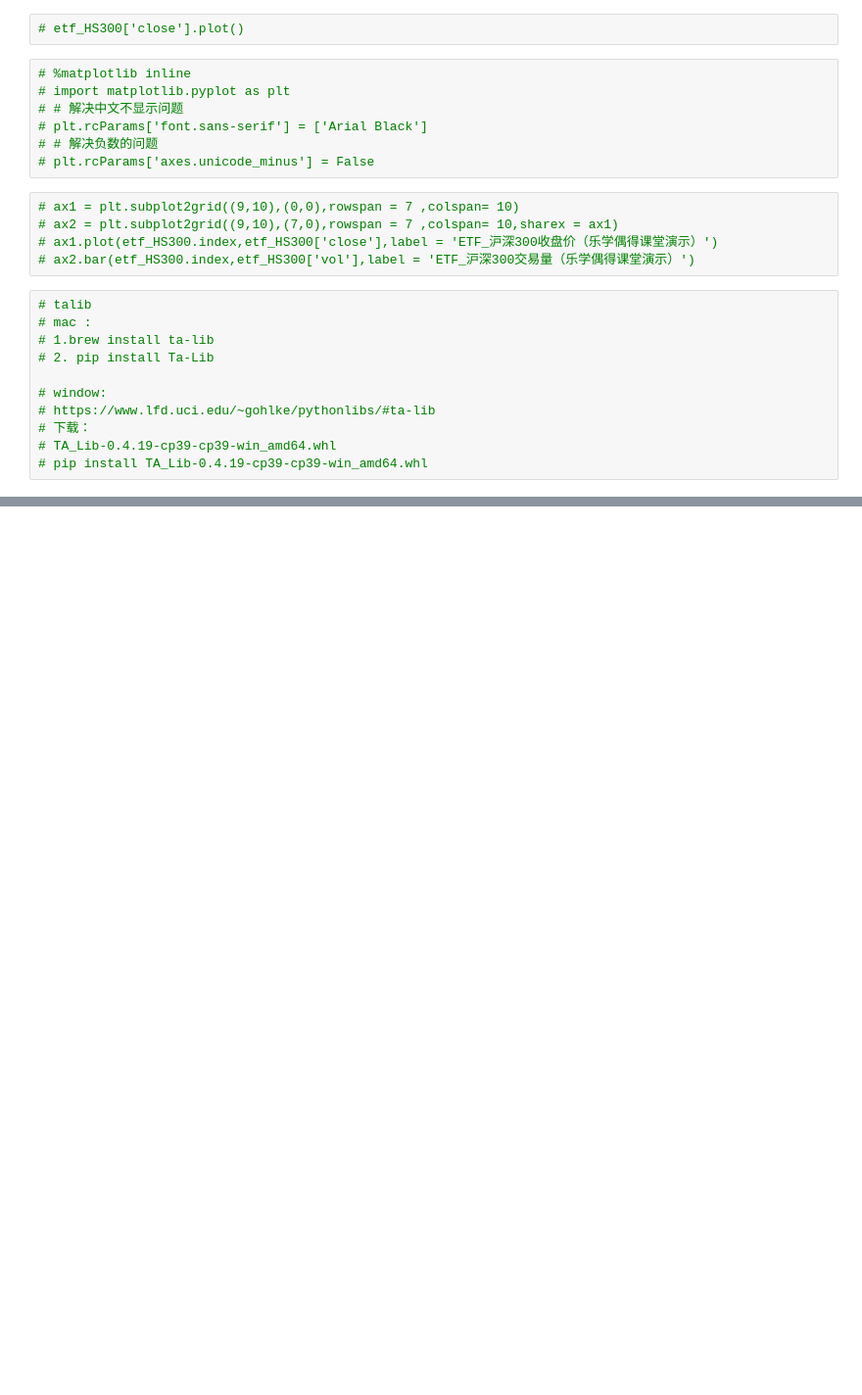
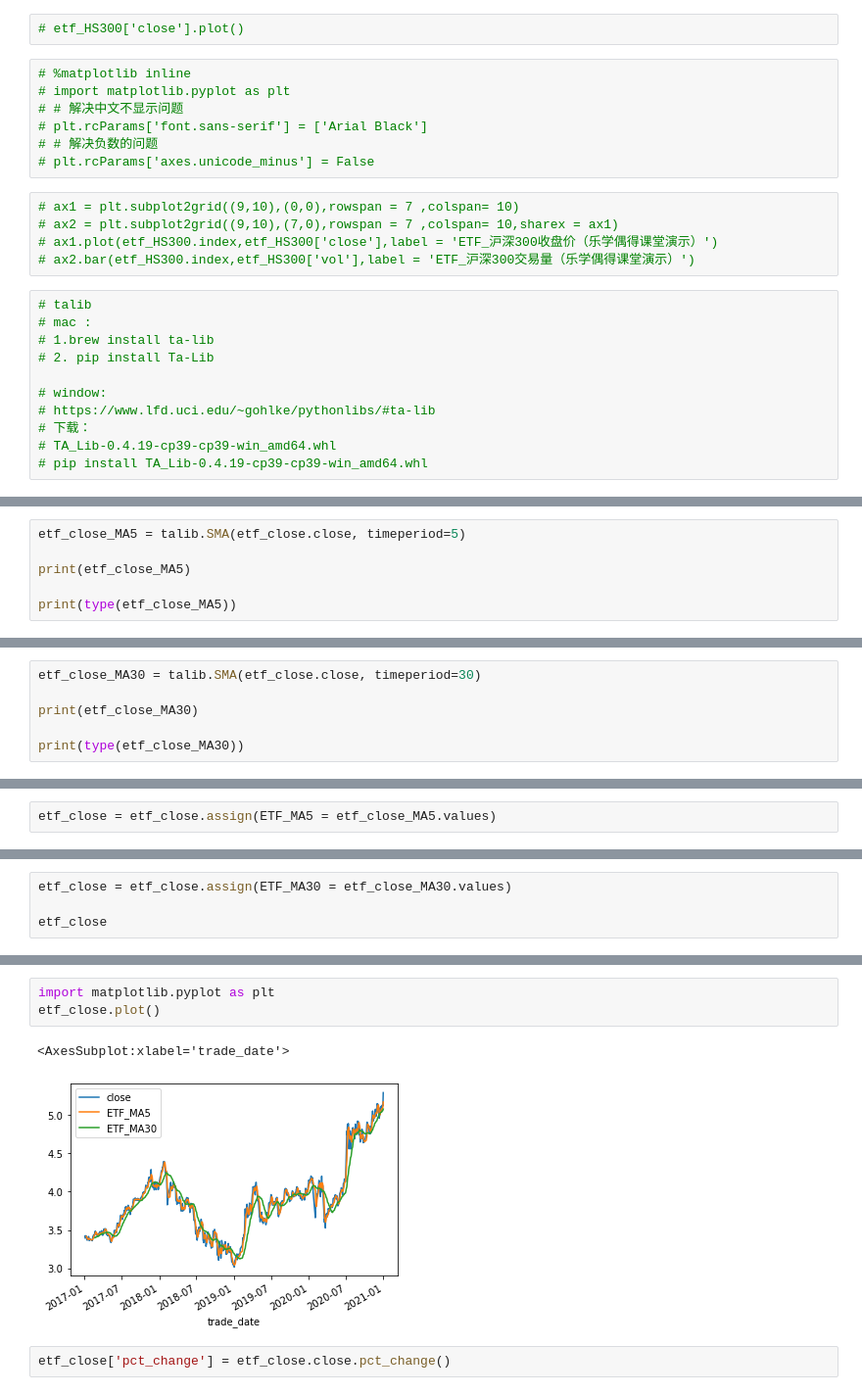
Before and after one commit to williamjiamin/Quant_Intro, a Jupyter notebook: 【乐学偶得出品】【ETF的研究】.ipynb, the cells around one changed output, grey strips where cells are left out. Shown at 98% size. Saved outputs shown, nothing was run; the diff lists cells and outputs as text; blank space fills up the shorter version.

```diff
--- a/【乐学偶得出品】【ETF的研究】.ipynb
+++ b/【乐学偶得出品】【ETF的研究】.ipynb
@@ -107,0 +157,6 @@ etf_HS300['close'].idxmax()
+# %%
+etf_close_MA5 = talib.SMA(etf_close.close, timeperiod=5)
+
+print(etf_close_MA5)
+
+print(type(etf_close_MA5))
@@ -107,0 +178,6 @@ etf_HS300['close'].idxmax()
+# %%
+etf_close_MA30 = talib.SMA(etf_close.close, timeperiod=30)
+
+print(etf_close_MA30)
+
+print(type(etf_close_MA30))
@@ -107,0 +259,2 @@ etf_HS300['close'].idxmax()
+# %%
+etf_close = etf_close.assign(ETF_MA5 = etf_close_MA5.values)
@@ -107,0 +278,4 @@ etf_HS300['close'].idxmax()
+# %%
+etf_close = etf_close.assign(ETF_MA30 = etf_close_MA30.values)
+
+etf_close
@@ -107,0 +297,8 @@ etf_HS300['close'].idxmax()
+# %%
+import matplotlib.pyplot as plt
+etf_close.plot()
+# %% [output]
+<AxesSubplot:xlabel='trade_date'>
+[figure, added]
+# %%
+etf_close['pct_change'] = etf_close.close.pct_change()
```
Also changed, not shown: parts of 52 cells of this notebook.
